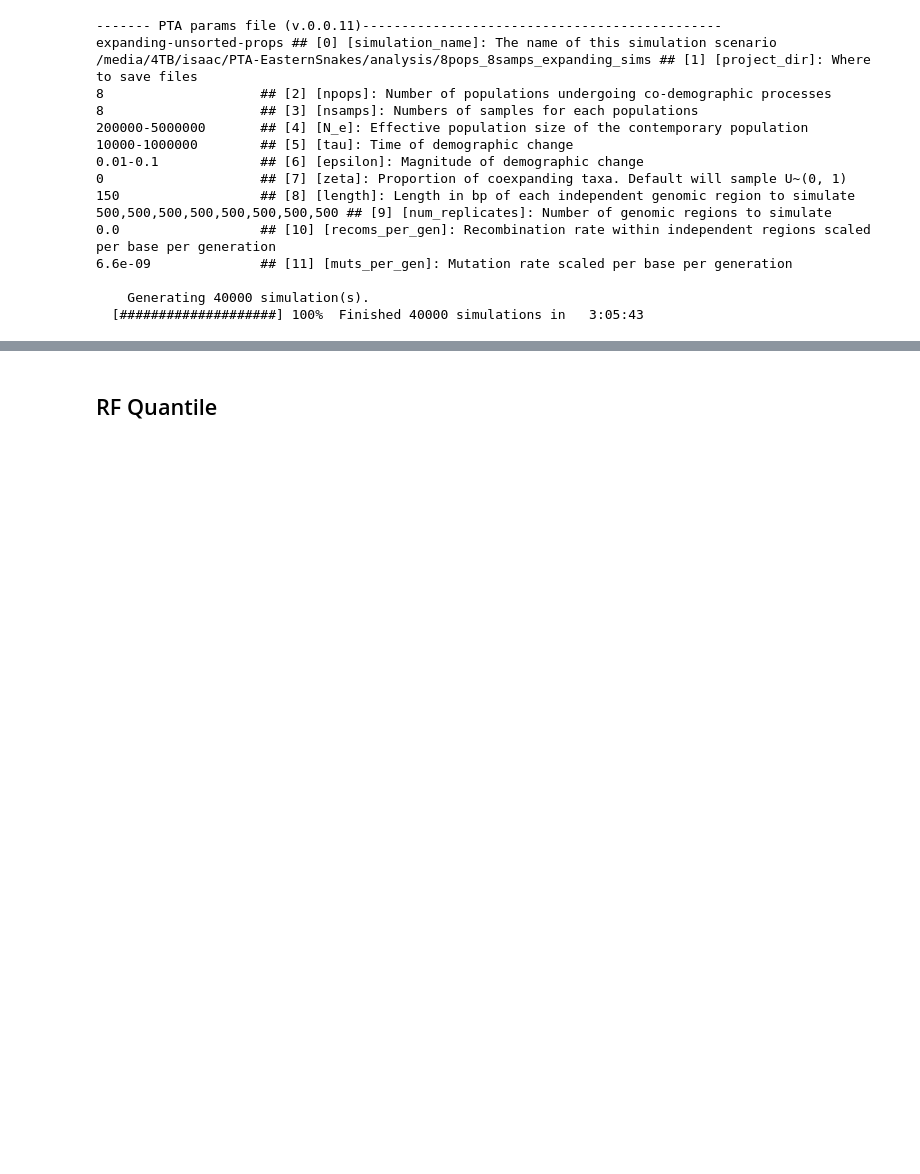
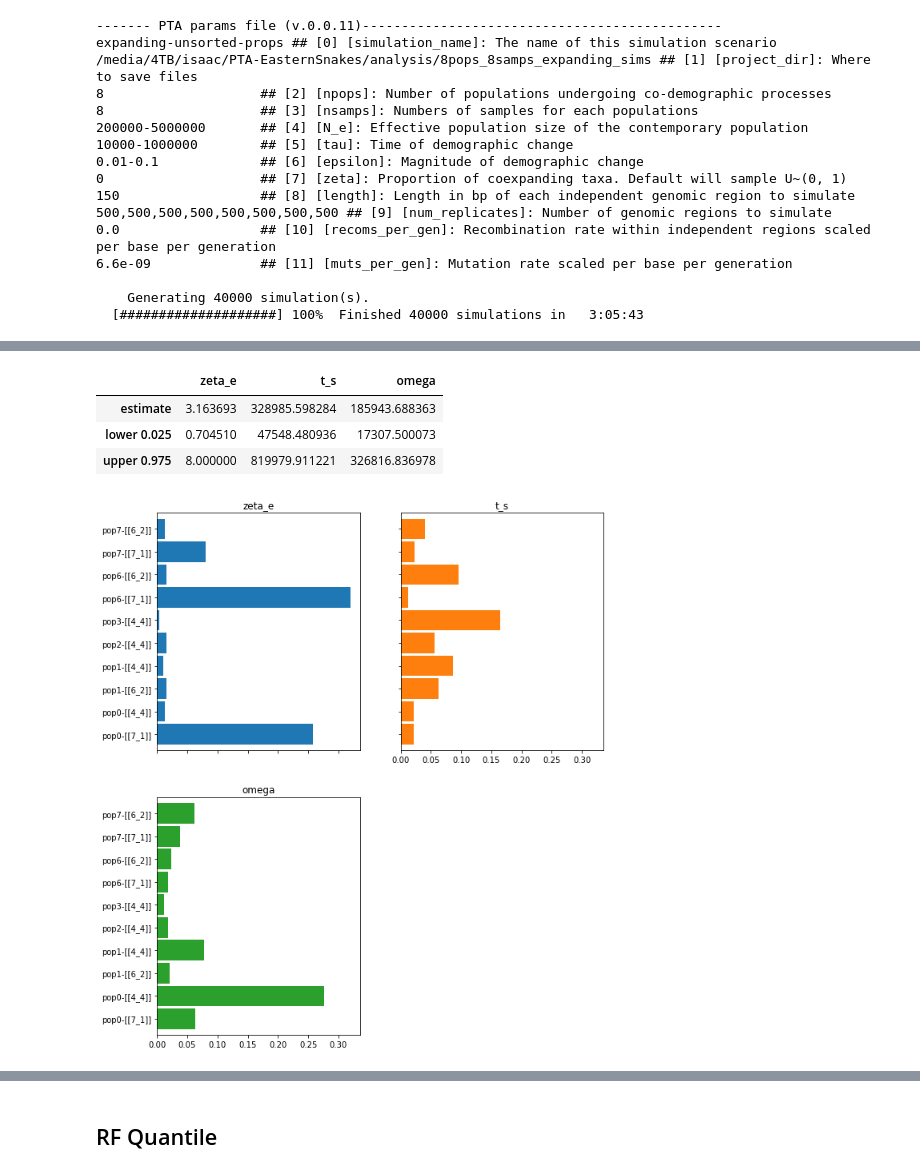
Before and after one commit to isaacovercast/PTA-EasternSnake, a Jupyter notebook: Ecotone_genomics-FitEmpirical-K2Getula.ipynb, the cells around one changed output, grey strips where cells are left out. Cells and saved outputs as stored; diff of their text form; code cells hidden in the pictures; blank space fills up the shorter version.

```diff
--- a/Ecotone_genomics-FitEmpirical-K2Getula.ipynb
+++ b/Ecotone_genomics-FitEmpirical-K2Getula.ipynb
@@ -285,0 +379,28 @@ expanding-unsorted-props ## [0] [simulation_name]: The name of this simulation s
+# %%
+%%time
+expanding_sorted_msfs = PTA.msfs.multiSFS(exp_sfs, sort=True, proportions=True)
+display(expanding_sorted_msfs.df)
+display(expanding_sorted_msfs.to_dataframe())
+
+sim_sorted_df = pd.read_csv("./analysis/8pops_8samps_expanding_sims/expanding-sorted-props-SIMOUT.csv", sep=" ")
+
+gb_params = {'n_estimators': 1000,
+             'min_samples_split': 5,
+             'min_samples_leaf': 4,
+             'max_features': 'auto',
+             'max_depth': 10,
+             'learning_rate': 0.012589254117941661}
+
+
+gb_sorted = PTA.inference.Regressor(empirical_df=expanding_sorted_msfs.to_dataframe(),
+                                       sims=sim_sorted_df,
+                                       algorithm="gb")
+gb_sorted.set_targets(["zeta_e", "t_s", "omega"])
+gb_sorted.set_params(gb_params)
+gb_sorted_est = gb_sorted.predict(select_features=False,
+                                     param_search=False,
+                                     quick=False,
+                                     verbose=True)
+axs = gb_sorted.plot_feature_importance()
+
+gb_sorted_est
@@ -285,0 +416,10 @@ expanding-unsorted-props ## [0] [simulation_name]: The name of this simulation s
+# %%
+axs = gb_sorted.plot_feature_importance()
+
+gb_sorted_est
+# %% [output]
+|  | zeta_e | t_s | omega |
+| estimate | 3.163693 | 328985.598284 | 185943.688363 |
+| lower 0.025 | 0.704510 | 47548.480936 | 17307.500073 |
+| upper 0.975 | 8.000000 | 819979.911221 | 326816.836978 |
+[figure, added]
```
Also changed, not shown: parts of 15 cells of this notebook, 1 other file.
